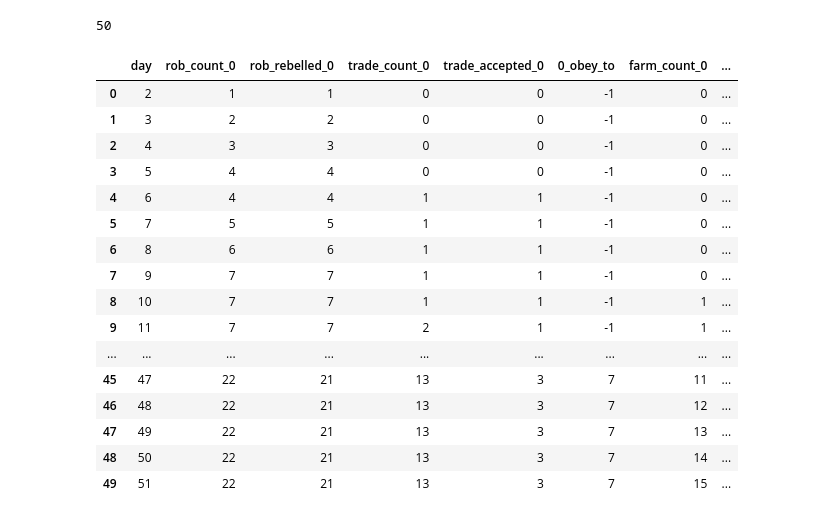
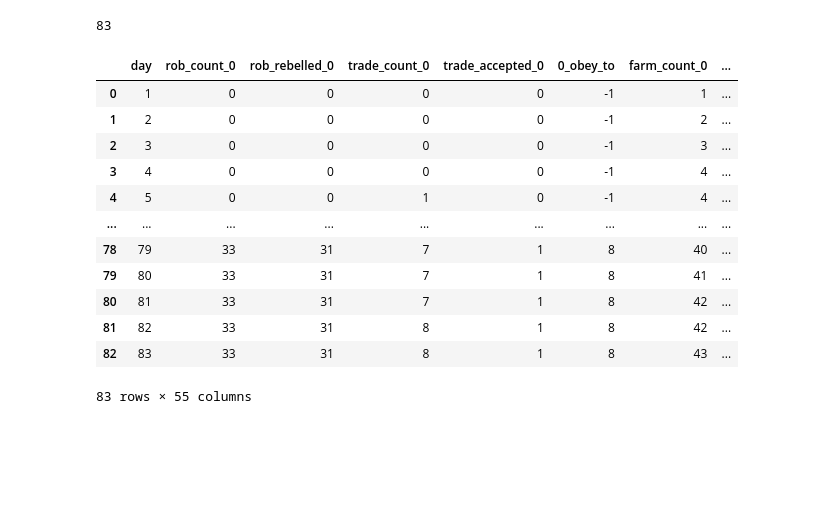
Before and after one commit to vichua2006/LLM-Social-Simulation, a Jupyter notebook: JupyterNotebook/csv_viewer.ipynb, the cells around one changed output. Drawn from its saved outputs; the diff is of its cells as text; code cells hidden in the pictures; blank space fills up the shorter version.

```diff
--- a/JupyterNotebook/csv_viewer.ipynb
+++ b/JupyterNotebook/csv_viewer.ipynb
@@ -1,34 +1,30 @@
 # %%
 import pandas as pd
 import csv
 import numpy as np
-file_name="D:\StudyLife\Github\LLM-Social-Simulation\CSV\download3-run.csv" #TODO: enter file path here
+file_name="D:\StudyLife\Github\LLM-Social-Simulation\Log\\12, 02 25AM.csv" #TODO: enter file path here
 data=[]
 pd.set_option('display.max_columns', 500)
 start_index=1 #The index at which actual data starts.
 df=pd.read_csv(file_name)
 day = df.shape[0]
 print(day)
 df
 # %% [output]
-50
+83
 |  | day | rob_count_0 | rob_rebelled_0 | trade_count_0 | trade_accepted_0 | 0_obey_to | farm_count_0 | ... |
-| 0 | 2 | 1 | 1 | 0 | 0 | -1 | 0 | ... |
-| 1 | 3 | 2 | 2 | 0 | 0 | -1 | 0 | ... |
-| 2 | 4 | 3 | 3 | 0 | 0 | -1 | 0 | ... |
-| 3 | 5 | 4 | 4 | 0 | 0 | -1 | 0 | ... |
-| 4 | 6 | 4 | 4 | 1 | 1 | -1 | 0 | ... |
-| 5 | 7 | 5 | 5 | 1 | 1 | -1 | 0 | ... |
-| 6 | 8 | 6 | 6 | 1 | 1 | -1 | 0 | ... |
-| 7 | 9 | 7 | 7 | 1 | 1 | -1 | 0 | ... |
-| 8 | 10 | 7 | 7 | 1 | 1 | -1 | 1 | ... |
-| 9 | 11 | 7 | 7 | 2 | 1 | -1 | 1 | ... |
+| 0 | 1 | 0 | 0 | 0 | 0 | -1 | 1 | ... |
+| 1 | 2 | 0 | 0 | 0 | 0 | -1 | 2 | ... |
+| 2 | 3 | 0 | 0 | 0 | 0 | -1 | 3 | ... |
+| 3 | 4 | 0 | 0 | 0 | 0 | -1 | 4 | ... |
+| 4 | 5 | 0 | 0 | 1 | 0 | -1 | 4 | ... |
 | ... | ... | ... | ... | ... | ... | ... | ... | ... |
-| 45 | 47 | 22 | 21 | 13 | 3 | 7 | 11 | ... |
-| 46 | 48 | 22 | 21 | 13 | 3 | 7 | 12 | ... |
-| 47 | 49 | 22 | 21 | 13 | 3 | 7 | 13 | ... |
-| 48 | 50 | 22 | 21 | 13 | 3 | 7 | 14 | ... |
-| 49 | 51 | 22 | 21 | 13 | 3 | 7 | 15 | ... |
+| 78 | 79 | 33 | 31 | 7 | 1 | 8 | 40 | ... |
+| 79 | 80 | 33 | 31 | 7 | 1 | 8 | 41 | ... |
+| 80 | 81 | 33 | 31 | 7 | 1 | 8 | 42 | ... |
+| 81 | 82 | 33 | 31 | 8 | 1 | 8 | 42 | ... |
+| 82 | 83 | 33 | 31 | 8 | 1 | 8 | 43 | ... |
+83 rows × 55 columns
 # %%
  # Filter rob_count columns
 rob_count_columns = [col for col in df.columns if 'rob_count' in col]
```
Also changed, not shown: parts of 3 cells of this notebook.
